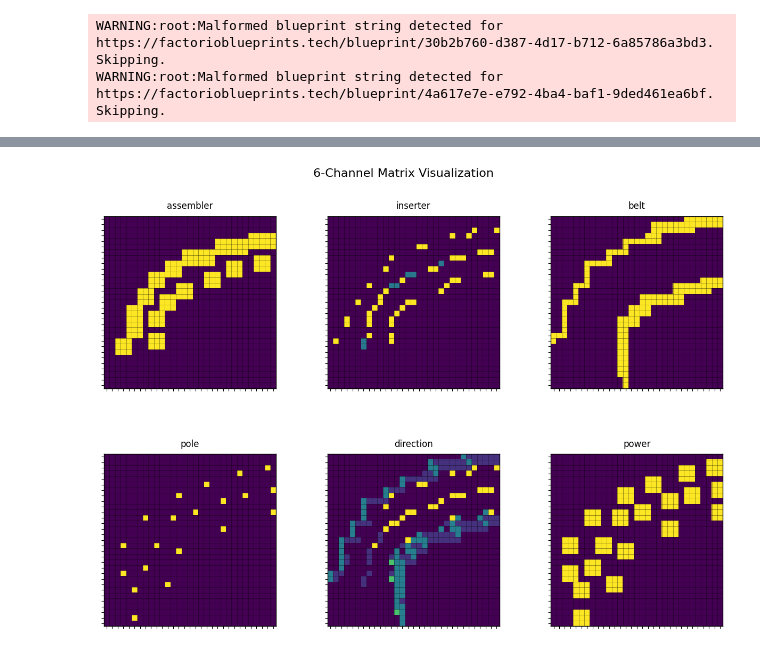
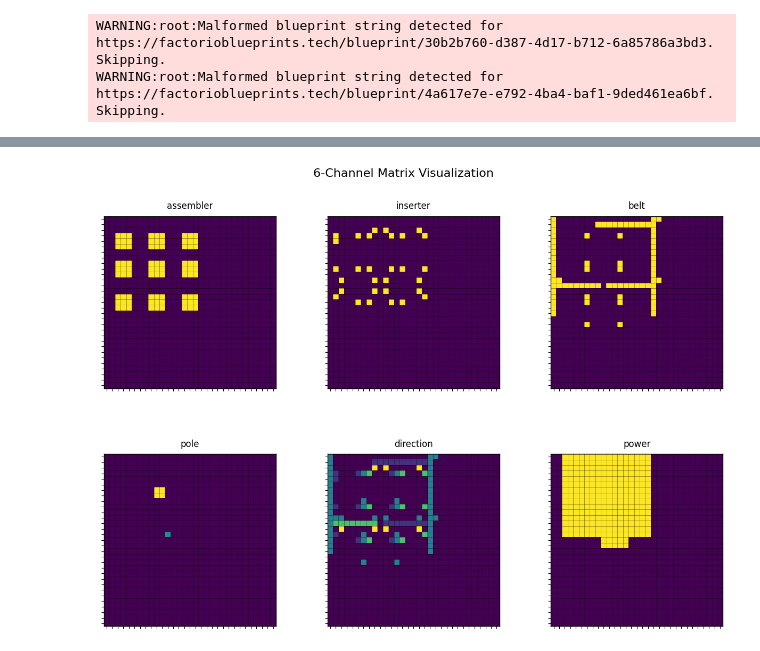
Before and after one commit to A-Vaillant/factorio-working-group, a Jupyter notebook: pipeline.ipynb, the cells around one changed output, grey strips where cells are left out. Cells and saved outputs as stored; diff of their text form; code cells hidden in the pictures.

```diff
--- a/pipeline.ipynb
+++ b/pipeline.ipynb
@@ -85,7 +41,7 @@ print(
 # %%
 from src.visualization import visualize_multichannel_matrix
 
-i = lll[2].get_matrix(dims=(30,30), repr_version=2)
+i = lll[1].get_matrix(dims=(30,30), repr_version=2)
 fig = visualize_multichannel_matrix(i)
 # %% [output]
-[figure, old version]
+[figure, new version]
```
Also changed, not shown: parts of 5 cells of this notebook.
